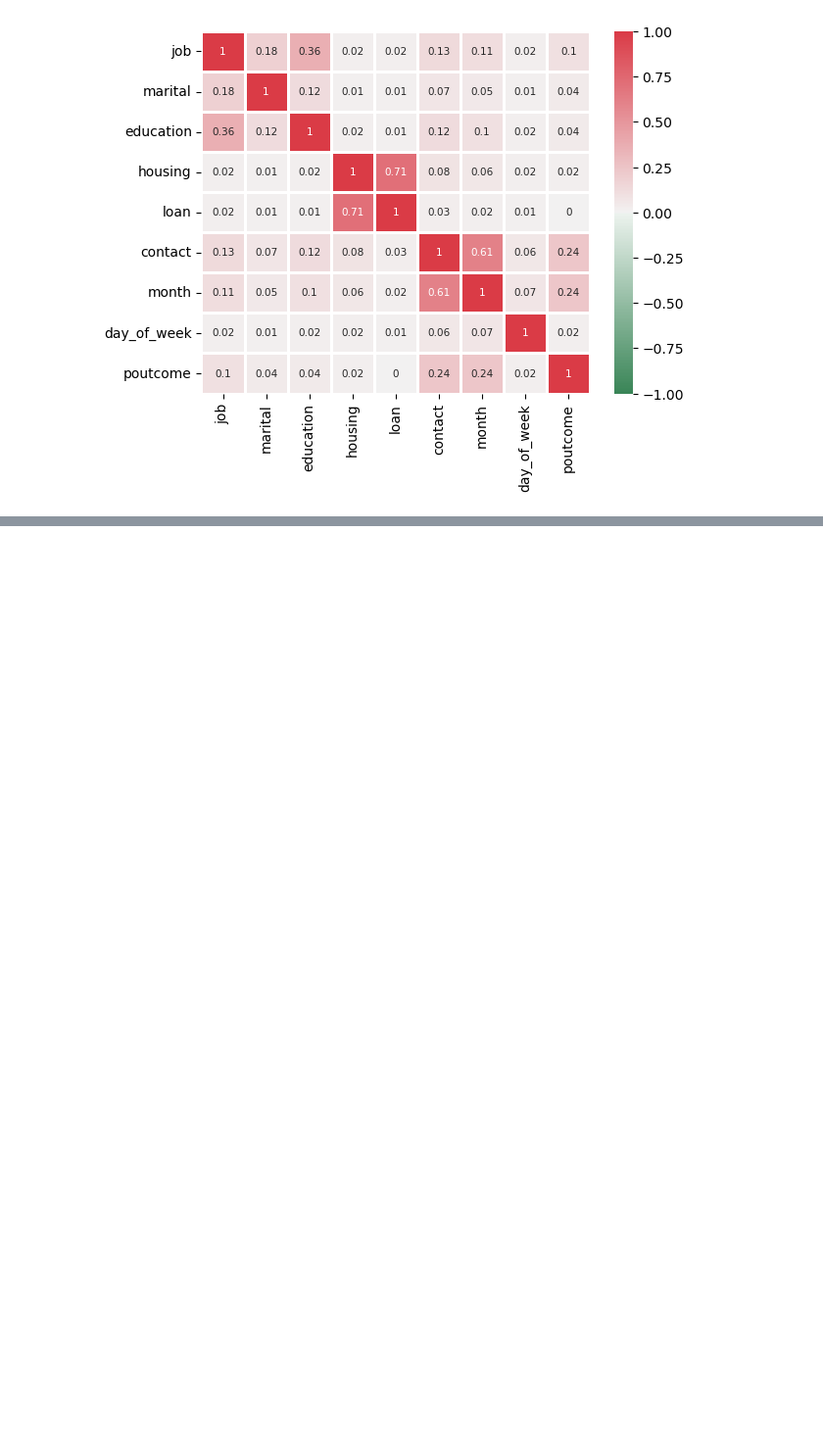
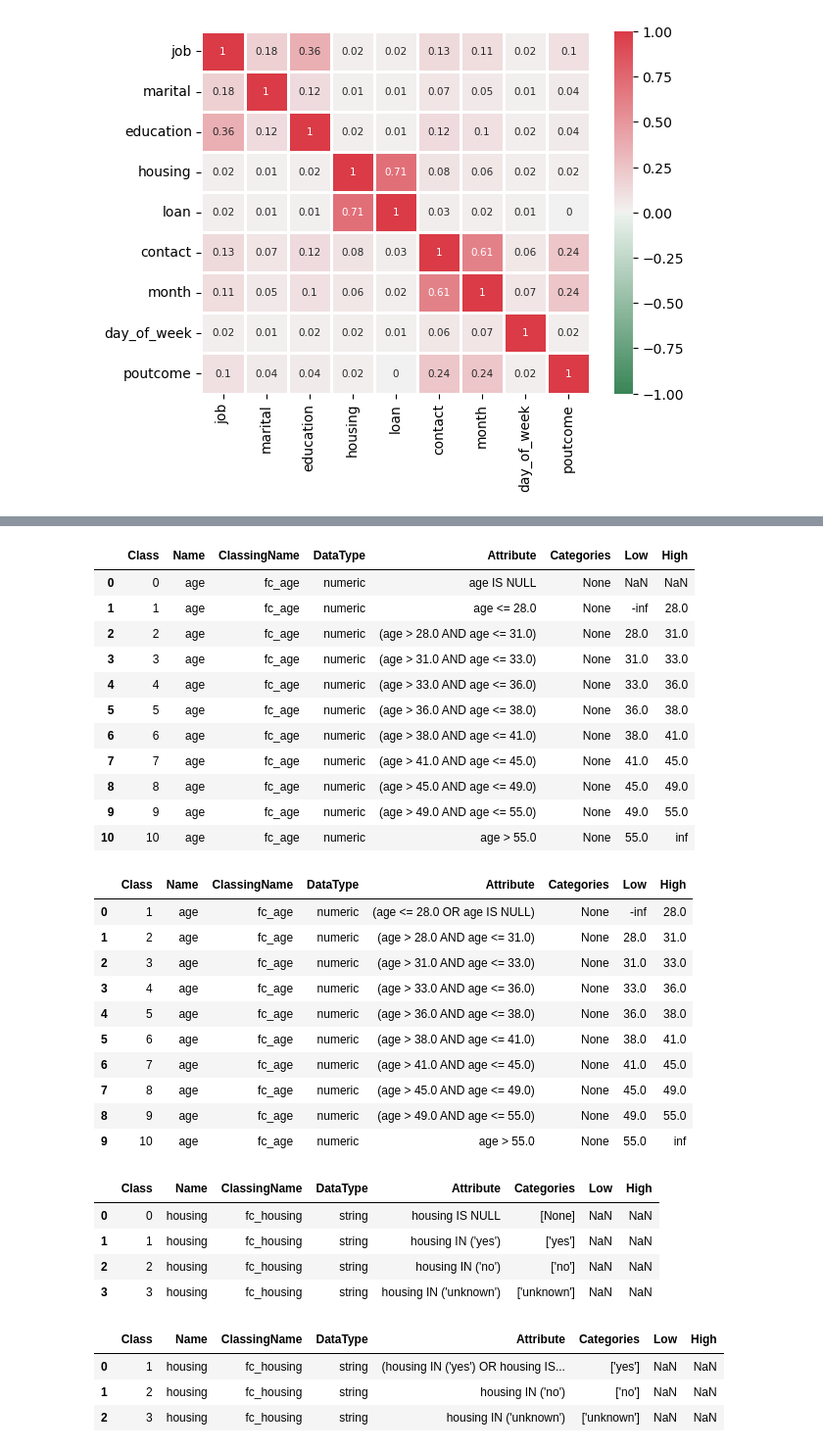
Before and after one commit to kriss024/Python, a Jupyter notebook: Scoring Tools Example.ipynb, the cells around one changed output, grey strips where cells are left out. Shown at 98% size. Cells and saved outputs as stored; diff of their text form; code cells hidden in the pictures; blank space fills up the shorter version.

Commit message:
Development Scoring Tools Example.ipynb

```diff
--- a/Scoring Tools Example.ipynb
+++ b/Scoring Tools Example.ipynb
@@ -92,0 +157,50 @@ vcramer_corr_matrix_plot(data, string_cols)
+# %%
+from scoring_tools import fine_classing_numeric, fine_classing_string, coarse_classing_numeric, coarse_classing_string
+
+df_train = X_train
+df_train[target] = y_train
+
+df_fc = fine_classing_numeric(df_train, col, null_separate = True)
+display(df_fc)
+
+df_fc = fine_classing_numeric(df_train, col, null_separate = False)
+display(df_fc)
+
+df_fc = fine_classing_string(df_train, col_str, target, null_separate = True)
+display(df_fc)
+
+df_fc = fine_classing_string(df_train, col_str, target, null_separate = False)
+display(df_fc)
+# %% [output]
+|  | Class | Name | ClassingName | DataType | Attribute | Categories | Low | High |
+| 0 | 0 | age | fc_age | numeric | age IS NULL | None | NaN | NaN |
+| 1 | 1 | age | fc_age | numeric | age <= 28.0 | None | -inf | 28.0 |
+| 2 | 2 | age | fc_age | numeric | (age > 28.0 AND age <= 31.0) | None | 28.0 | 31.0 |
+| 3 | 3 | age | fc_age | numeric | (age > 31.0 AND age <= 33.0) | None | 31.0 | 33.0 |
+| 4 | 4 | age | fc_age | numeric | (age > 33.0 AND age <= 36.0) | None | 33.0 | 36.0 |
+| 5 | 5 | age | fc_age | numeric | (age > 36.0 AND age <= 38.0) | None | 36.0 | 38.0 |
+| 6 | 6 | age | fc_age | numeric | (age > 38.0 AND age <= 41.0) | None | 38.0 | 41.0 |
+| 7 | 7 | age | fc_age | numeric | (age > 41.0 AND age <= 45.0) | None | 41.0 | 45.0 |
+| 8 | 8 | age | fc_age | numeric | (age > 45.0 AND age <= 49.0) | None | 45.0 | 49.0 |
+| 9 | 9 | age | fc_age | numeric | (age > 49.0 AND age <= 55.0) | None | 49.0 | 55.0 |
+| 10 | 10 | age | fc_age | numeric | age > 55.0 | None | 55.0 | inf |
+|  | Class | Name | ClassingName | DataType | Attribute | Categories | Low | High |
+| 0 | 1 | age | fc_age | numeric | (age <= 28.0 OR age IS NULL) | None | -inf | 28.0 |
+| 1 | 2 | age | fc_age | numeric | (age > 28.0 AND age <= 31.0) | None | 28.0 | 31.0 |
+| 2 | 3 | age | fc_age | numeric | (age > 31.0 AND age <= 33.0) | None | 31.0 | 33.0 |
+| 3 | 4 | age | fc_age | numeric | (age > 33.0 AND age <= 36.0) | None | 33.0 | 36.0 |
+| 4 | 5 | age | fc_age | numeric | (age > 36.0 AND age <= 38.0) | None | 36.0 | 38.0 |
+| 5 | 6 | age | fc_age | numeric | (age > 38.0 AND age <= 41.0) | None | 38.0 | 41.0 |
+| 6 | 7 | age | fc_age | numeric | (age > 41.0 AND age <= 45.0) | None | 41.0 | 45.0 |
+| 7 | 8 | age | fc_age | numeric | (age > 45.0 AND age <= 49.0) | None | 45.0 | 49.0 |
+| 8 | 9 | age | fc_age | numeric | (age > 49.0 AND age <= 55.0) | None | 49.0 | 55.0 |
+| 9 | 10 | age | fc_age | numeric | age > 55.0 | None | 55.0 | inf |
+|  | Class | Name | ClassingName | DataType | Attribute | Categories | Low | High |
+| 0 | 0 | housing | fc_housing | string | housing IS NULL | [None] | NaN | NaN |
+| 1 | 1 | housing | fc_housing | string | housing IN ('yes') | ['yes'] | NaN | NaN |
+| 2 | 2 | housing | fc_housing | string | housing IN ('no') | ['no'] | NaN | NaN |
+| 3 | 3 | housing | fc_housing | string | housing IN ('unknown') | ['unknown'] | NaN | NaN |
+|  | Class | Name | ClassingName | DataType | Attribute | Categories | Low | High |
+| 0 | 1 | housing | fc_housing | string | (housing IN ('yes') OR housing IS... | ['yes'] | NaN | NaN |
+| 1 | 2 | housing | fc_housing | string | housing IN ('no') | ['no'] | NaN | NaN |
+| 2 | 3 | housing | fc_housing | string | housing IN ('unknown') | ['unknown'] | NaN | NaN |
```
Also changed, not shown: parts of 7 cells of this notebook.
